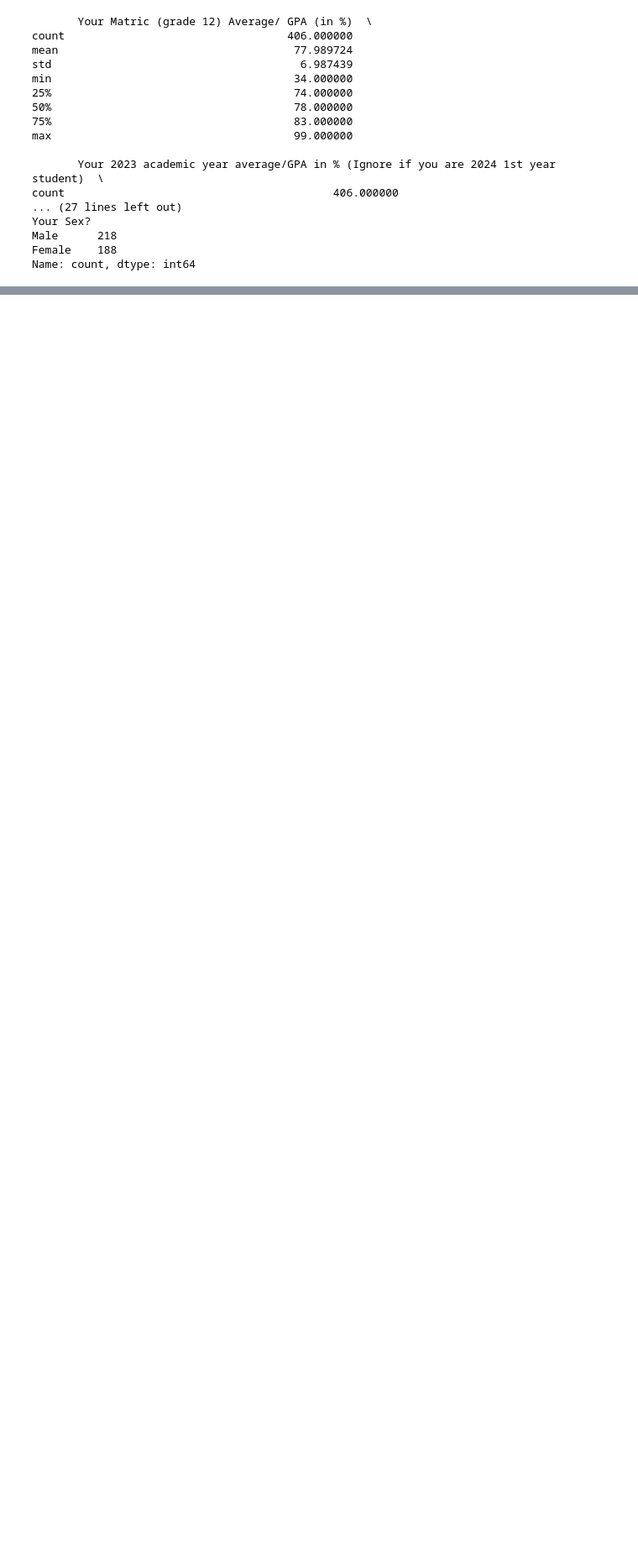
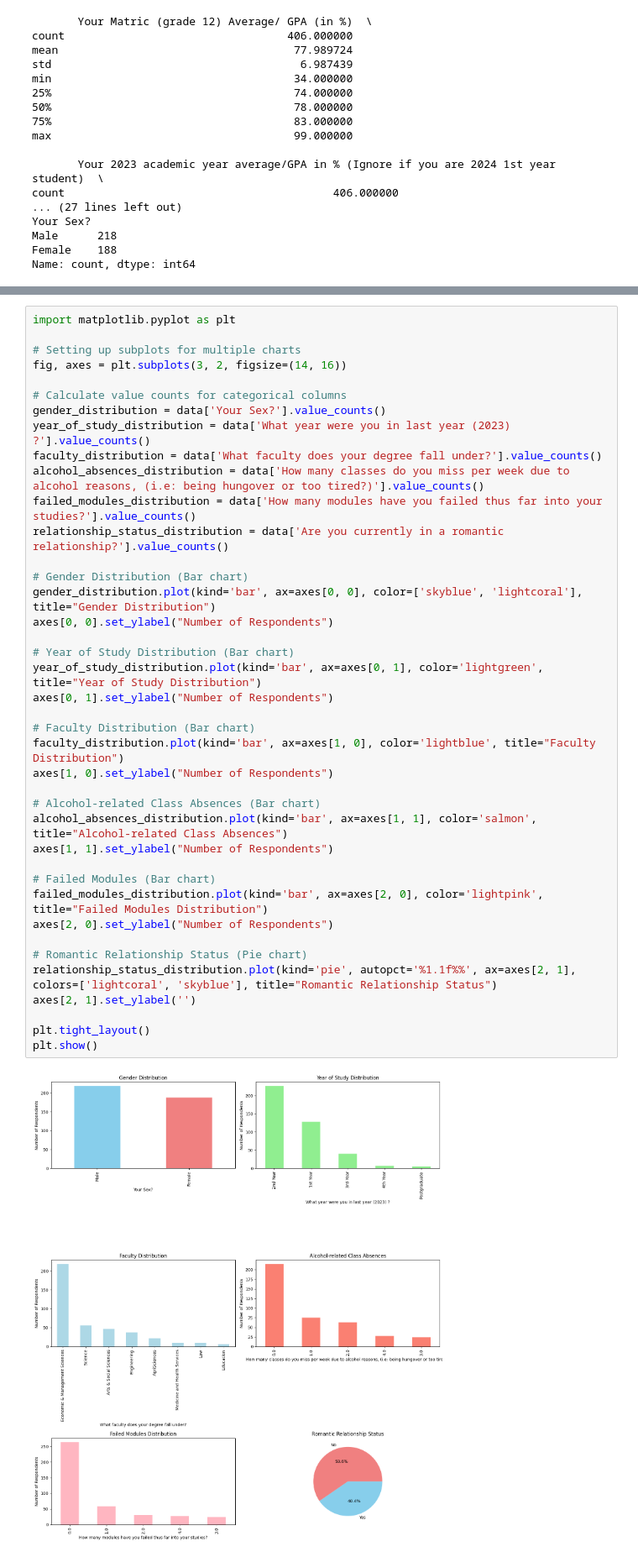
Before and after one commit to sarathchandranm2001/DataAnalysis, a Jupyter notebook: Alcohol_consumption_orgi.ipynb, the cells around one changed output, grey strips where cells are left out. Shown at 84% size. Saved outputs shown, nothing was run; the diff lists cells and outputs as text; blank space fills up the shorter version.

```diff
--- a/Alcohol_consumption_orgi.ipynb
+++ b/Alcohol_consumption_orgi.ipynb
@@ -135,3 +153,45 @@ Name: count, dtype: int64
+# %%
+import matplotlib.pyplot as plt
+
+# Setting up subplots for multiple charts
+fig, axes = plt.subplots(3, 2, figsize=(14, 16))
+
+# Calculate value counts for categorical columns
+gender_distribution = data['Your Sex?'].value_counts()
+year_of_study_distribution = data['What year were you in last year (2023) ?'].value_counts()
+faculty_distribution = data['What faculty does your degree fall under?'].value_counts()
+alcohol_absences_distribution = data['How many classes do you miss per week due to alcohol reasons, (i.e: being hungover or too tired?)'].value_counts()
+failed_modules_distribution = data['How many modules have you failed thus far into your studies?'].value_counts()
+relationship_status_distribution = data['Are you currently in a romantic relationship?'].value_counts()
+
+# Gender Distribution (Bar chart)
+gender_distribution.plot(kind='bar', ax=axes[0, 0], color=['skyblue', 'lightcoral'], title="Gender Distribution")
+axes[0, 0].set_ylabel("Number of Respondents")
+
+# Year of Study Distribution (Bar chart)
+year_of_study_distribution.plot(kind='bar', ax=axes[0, 1], color='lightgreen', title="Year of Study Distribution")
+axes[0, 1].set_ylabel("Number of Respondents")
+
+# Faculty Distribution (Bar chart)
+faculty_distribution.plot(kind='bar', ax=axes[1, 0], color='lightblue', title="Faculty Distribution")
+axes[1, 0].set_ylabel("Number of Respondents")
+
+# Alcohol-related Class Absences (Bar chart)
+alcohol_absences_distribution.plot(kind='bar', ax=axes[1, 1], color='salmon', title="Alcohol-related Class Absences")
+axes[1, 1].set_ylabel("Number of Respondents")
+
+# Failed Modules (Bar chart)
+failed_modules_distribution.plot(kind='bar', ax=axes[2, 0], color='lightpink', title="Failed Modules Distribution")
+axes[2, 0].set_ylabel("Number of Respondents")
+
+# Romantic Relationship Status (Pie chart)
+relationship_status_distribution.plot(kind='pie', autopct='%1.1f%%', ax=axes[2, 1], colors=['lightcoral', 'skyblue'], title="Romantic Relationship Status")
+axes[2, 1].set_ylabel('')
+
+plt.tight_layout()
+plt.show()
+# %% [output]
+[figure, added]
 # %%
 # Select only numeric columns
 numerical_data = data.select_dtypes(include=['number'])
```
Also changed, not shown: parts of 1 cell of this notebook.
